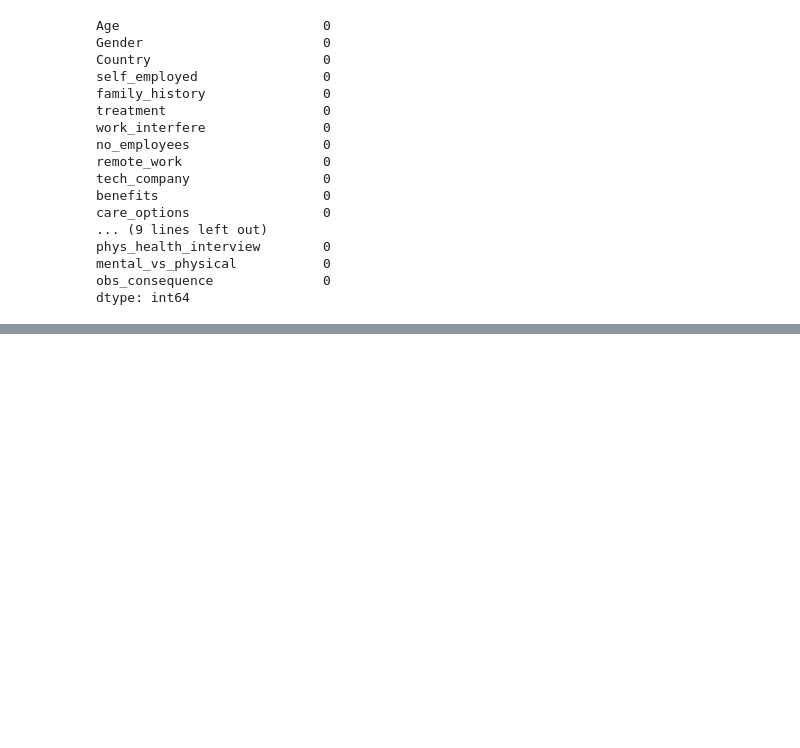
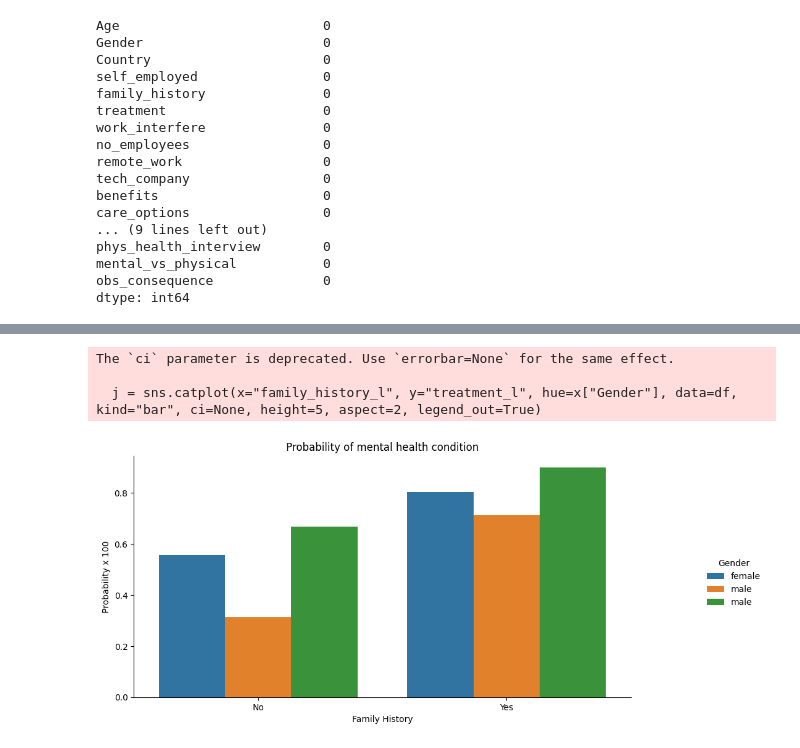
Before and after one commit to ananyadix/mental_health, a Jupyter notebook: mental_health_model.ipynb, the cells around one changed output, grey strips where cells are left out. Cells and saved outputs as stored; diff of their text form; code cells hidden in the pictures; blank space fills up the shorter version.

```diff
--- a/mental_health_model.ipynb
+++ b/mental_health_model.ipynb
@@ -217,0 +279,17 @@ plt.show()
+# %%
+o = x['family_history']
+j = sns.catplot(x="family_history_l", y="treatment_l", hue=x["Gender"], data=df, kind="bar", ci=None, height=5, aspect=2, legend_out=True)
+j.set_xticklabels(o.unique())  # Set unique categories as tick labels
+plt.title('Probability of mental health condition')
+plt.ylabel('Probability x 100')
+plt.xlabel('Family History')
+new_labels = x['Gender']
+for t, l in zip(j._legend.texts, new_labels):
+    t.set_text(l)
+j.fig.subplots_adjust(top=0.9, right=0.8)
+plt.show()
+# %% [output]
+The `ci` parameter is deprecated. Use `errorbar=None` for the same effect.
+
+  j = sns.catplot(x="family_history_l", y="treatment_l", hue=x["Gender"], data=df, kind="bar", ci=None, height=5, aspect=2, legend_out=True)
+[figure, added]
```
Also changed, not shown: parts of 13 cells of this notebook.
